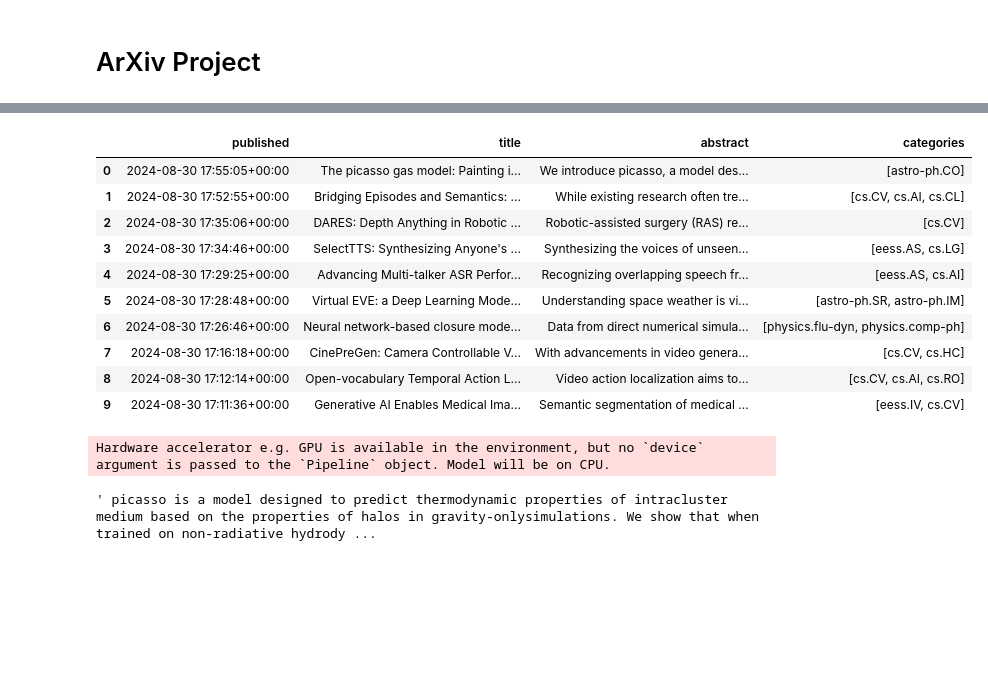
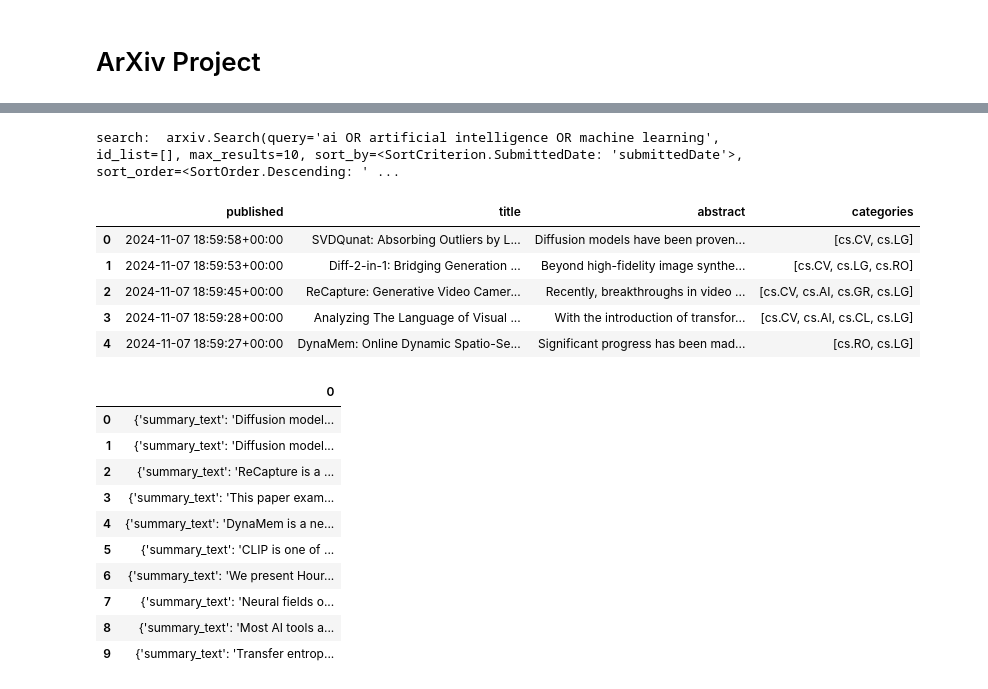
Before and after one commit to idityaGE/Generative-AI, a Jupyter notebook: Huggingface Platform and its API/HuggingFace_demo.ipynb, the cells around one changed output, grey strips where cells are left out. Cells and saved outputs as stored; diff of their text form; code cells hidden in the pictures; blank space fills up the shorter version.

```diff
--- a/Huggingface Platform and its API/HuggingFace_demo.ipynb
+++ b/Huggingface Platform and its API/HuggingFace_demo.ipynb
@@ -665,46 +676,54 @@ import pandas as pd
 # %%
 # Query to fetch AI-related papers
 query = 'ai OR artificial intelligence OR machine learning'
 search = arxiv.Search(query=query, max_results=10, sort_by=arxiv.SortCriterion.SubmittedDate)
 
+print("search: ",search)
 # Fetch papers
 papers = []
 for result in search.results():
     papers.append({
       'published': result.published,
         'title': result.title,
         'abstract': result.summary,
         'categories': result.categories
     })
 
 # Convert to DataFrame
 df = pd.DataFrame(papers)
 
 pd.set_option('display.max_colwidth', None)
-df.head(10)
+df.head()
 # %% [output]
+search:  arxiv.Search(query='ai OR artificial intelligence OR machine learning', id_list=[], max_results=10, sort_by=<SortCriterion.SubmittedDate: 'submittedDate'>, sort_order=<SortOrder.Descending: ' ...
 |  | published | title | abstract | categories |
-| 0 | 2024-08-30 17:55:05+00:00 | The picasso gas model: Painting i... | We introduce picasso, a model des... | [astro-ph.CO] |
-| 1 | 2024-08-30 17:52:55+00:00 | Bridging Episodes and Semantics: ... | While existing research often tre... | [cs.CV, cs.AI, cs.CL] |
-| 2 | 2024-08-30 17:35:06+00:00 | DARES: Depth Anything in Robotic ... | Robotic-assisted surgery (RAS) re... | [cs.CV] |
-| 3 | 2024-08-30 17:34:46+00:00 | SelectTTS: Synthesizing Anyone's ... | Synthesizing the voices of unseen... | [eess.AS, cs.LG] |
-| 4 | 2024-08-30 17:29:25+00:00 | Advancing Multi-talker ASR Perfor... | Recognizing overlapping speech fr... | [eess.AS, cs.AI] |
-| 5 | 2024-08-30 17:28:48+00:00 | Virtual EVE: a Deep Learning Mode... | Understanding space weather is vi... | [astro-ph.SR, astro-ph.IM] |
-| 6 | 2024-08-30 17:26:46+00:00 | Neural network-based closure mode... | Data from direct numerical simula... | [physics.flu-dyn, physics.comp-ph] |
-| 7 | 2024-08-30 17:16:18+00:00 | CinePreGen: Camera Controllable V... | With advancements in video genera... | [cs.CV, cs.HC] |
-| 8 | 2024-08-30 17:12:14+00:00 | Open-vocabulary Temporal Action L... | Video action localization aims to... | [cs.CV, cs.AI, cs.RO] |
-| 9 | 2024-08-30 17:11:36+00:00 | Generative AI Enables Medical Ima... | Semantic segmentation of medical ... | [eess.IV, cs.CV] |
+| 0 | 2024-11-07 18:59:58+00:00 | SVDQunat: Absorbing Outliers by L... | Diffusion models have been proven... | [cs.CV, cs.LG] |
+| 1 | 2024-11-07 18:59:53+00:00 | Diff-2-in-1: Bridging Generation ... | Beyond high-fidelity image synthe... | [cs.CV, cs.LG, cs.RO] |
+| 2 | 2024-11-07 18:59:45+00:00 | ReCapture: Generative Video Camer... | Recently, breakthroughs in video ... | [cs.CV, cs.AI, cs.GR, cs.LG] |
+| 3 | 2024-11-07 18:59:28+00:00 | Analyzing The Language of Visual ... | With the introduction of transfor... | [cs.CV, cs.AI, cs.CL, cs.LG] |
+| 4 | 2024-11-07 18:59:27+00:00 | DynaMem: Online Dynamic Spatio-Se... | Significant progress has been mad... | [cs.RO, cs.LG] |
 # %%
 # Example abstract from API
-abstract = df['abstract'][0]
+abstract = df['abstract']
 
-summarizer = pipeline("summarization", model="facebook/bart-large-cnn")
+summarizer = pipeline("summarization", model="facebook/bart-large-cnn", device=0)
 
 # Summarization
-summarization_result = summarizer(abstract)
+summarization_result_arr = []
+for i in range(10):
+  summarization_result = summarizer(abstract[i])
+  summarization_result_arr.append(summarization_result)
-# %% [output]
-Hardware accelerator e.g. GPU is available in the environment, but no `device` argument is passed to the `Pipeline` object. Model will be on CPU.
-# %%
-summarization_result[0]['summary_text']
-# %% [output]
-' picasso is a model designed to predict thermodynamic properties of intracluster medium based on the properties of halos in gravity-onlysimulations. We show that when trained on non-radiative hydrody ...
+# %%
+pd.DataFrame(summarization_result_arr)
+# %% [output]
+|  | 0 |
+| 0 | {'summary_text': 'Diffusion model... |
+| 1 | {'summary_text': 'Diffusion model... |
+| 2 | {'summary_text': 'ReCapture is a ... |
+| 3 | {'summary_text': 'This paper exam... |
+| 4 | {'summary_text': 'DynaMem is a ne... |
+| 5 | {'summary_text': 'CLIP is one of ... |
+| 6 | {'summary_text': 'We present Hour... |
+| 7 | {'summary_text': 'Neural fields o... |
+| 8 | {'summary_text': 'Most AI tools a... |
+| 9 | {'summary_text': 'Transfer entrop... |
```
Also changed, not shown: parts of 10 cells of this notebook.
